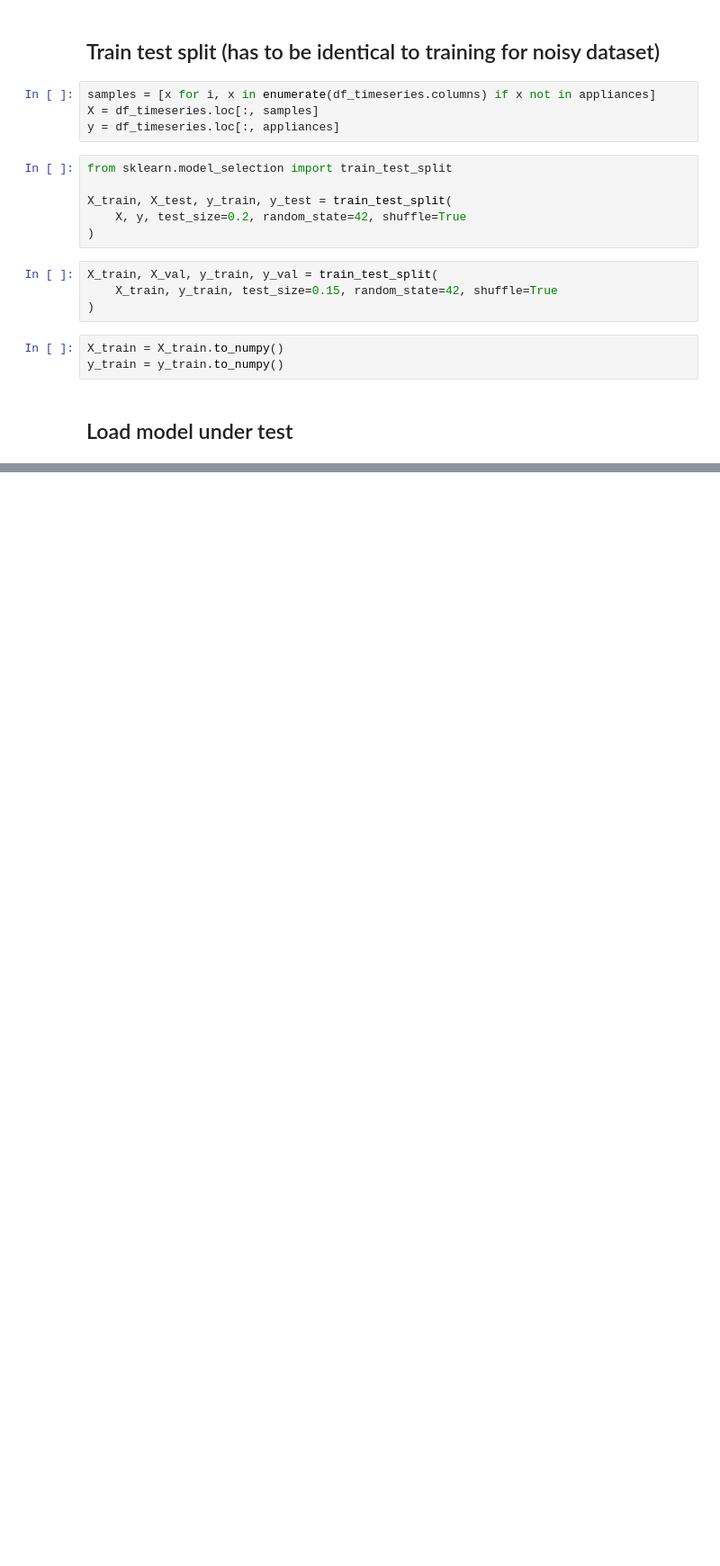
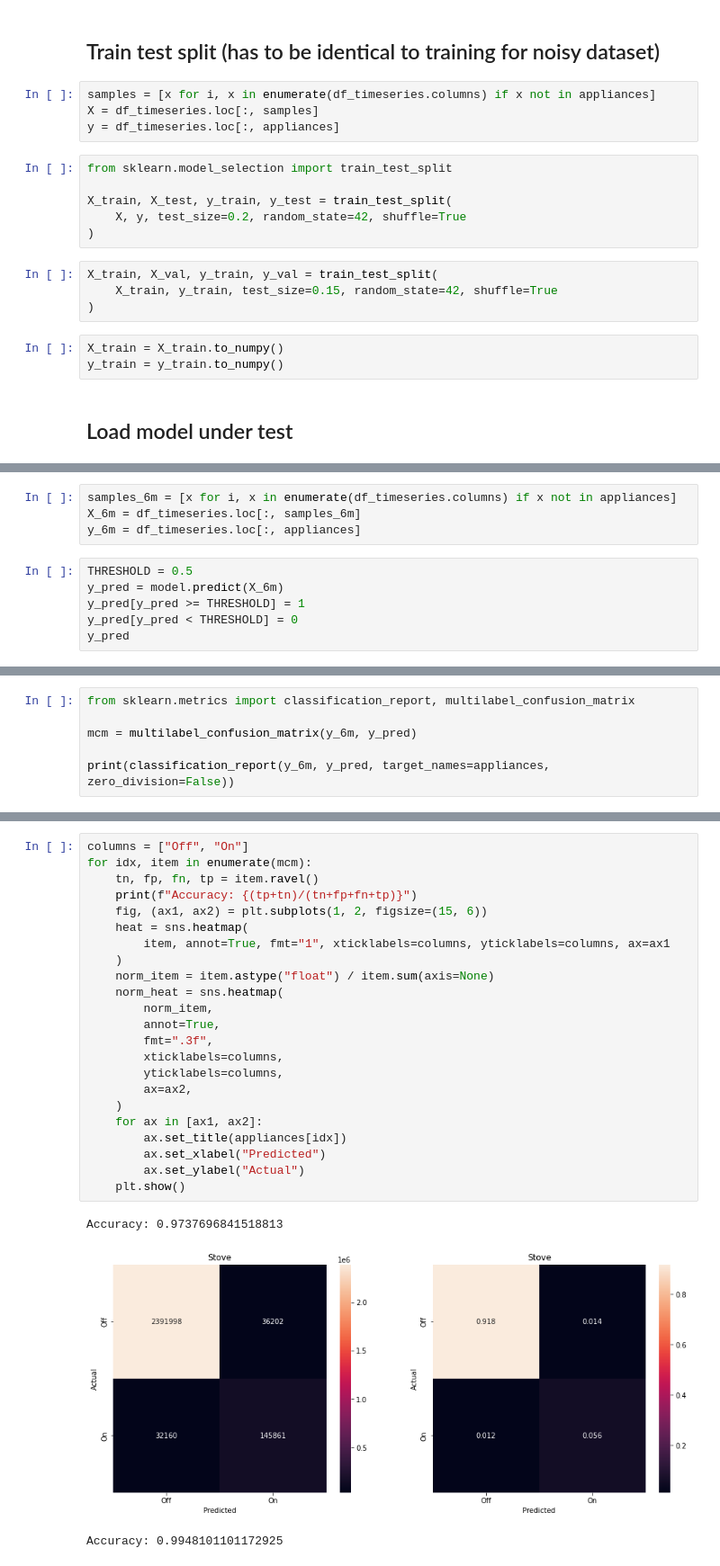
Before and after one commit to akletini/Forschungsprojekt, a Jupyter notebook: Evaluation.ipynb, the cells around one changed output, grey strips where cells are left out. Shown at 90% size. Drawn from its saved outputs; the diff is of its cells as text; blank space fills up the shorter version.

```diff
--- a/Evaluation.ipynb
+++ b/Evaluation.ipynb
@@ -216,0 +279,10 @@ Accuracy: 0.3634513924445137
+# %%
+samples_6m = [x for i, x in enumerate(df_timeseries.columns) if x not in appliances]
+X_6m = df_timeseries.loc[:, samples_6m]
+y_6m = df_timeseries.loc[:, appliances]
+# %%
+THRESHOLD = 0.5
+y_pred = model.predict(X_6m)
+y_pred[y_pred >= THRESHOLD] = 1
+y_pred[y_pred < THRESHOLD] = 0
+y_pred
@@ -216,0 +291,6 @@ Accuracy: 0.3634513924445137
+# %%
+from sklearn.metrics import classification_report, multilabel_confusion_matrix
+
+mcm = multilabel_confusion_matrix(y_6m, y_pred)
+
+print(classification_report(y_6m, y_pred, target_names=appliances, zero_division=False))
@@ -216,0 +310,27 @@ Accuracy: 0.3634513924445137
+# %%
+columns = ["Off", "On"]
+for idx, item in enumerate(mcm):
+    tn, fp, fn, tp = item.ravel()
+    print(f"Accuracy: {(tp+tn)/(tn+fp+fn+tp)}")
+    fig, (ax1, ax2) = plt.subplots(1, 2, figsize=(15, 6))
+    heat = sns.heatmap(
+        item, annot=True, fmt="1", xticklabels=columns, yticklabels=columns, ax=ax1
+    )
+    norm_item = item.astype("float") / item.sum(axis=None)
+    norm_heat = sns.heatmap(
+        norm_item,
+        annot=True,
+        fmt=".3f",
+        xticklabels=columns,
+        yticklabels=columns,
+        ax=ax2,
+    )
+    for ax in [ax1, ax2]:
+        ax.set_title(appliances[idx])
+        ax.set_xlabel("Predicted")
+        ax.set_ylabel("Actual")
+    plt.show()
+# %% [output]
+Accuracy: 0.9737696841518813
+[figure, added]
+Accuracy: 0.9948101101172925
```
Also changed, not shown: parts of 20 cells of this notebook, 2 other files.
